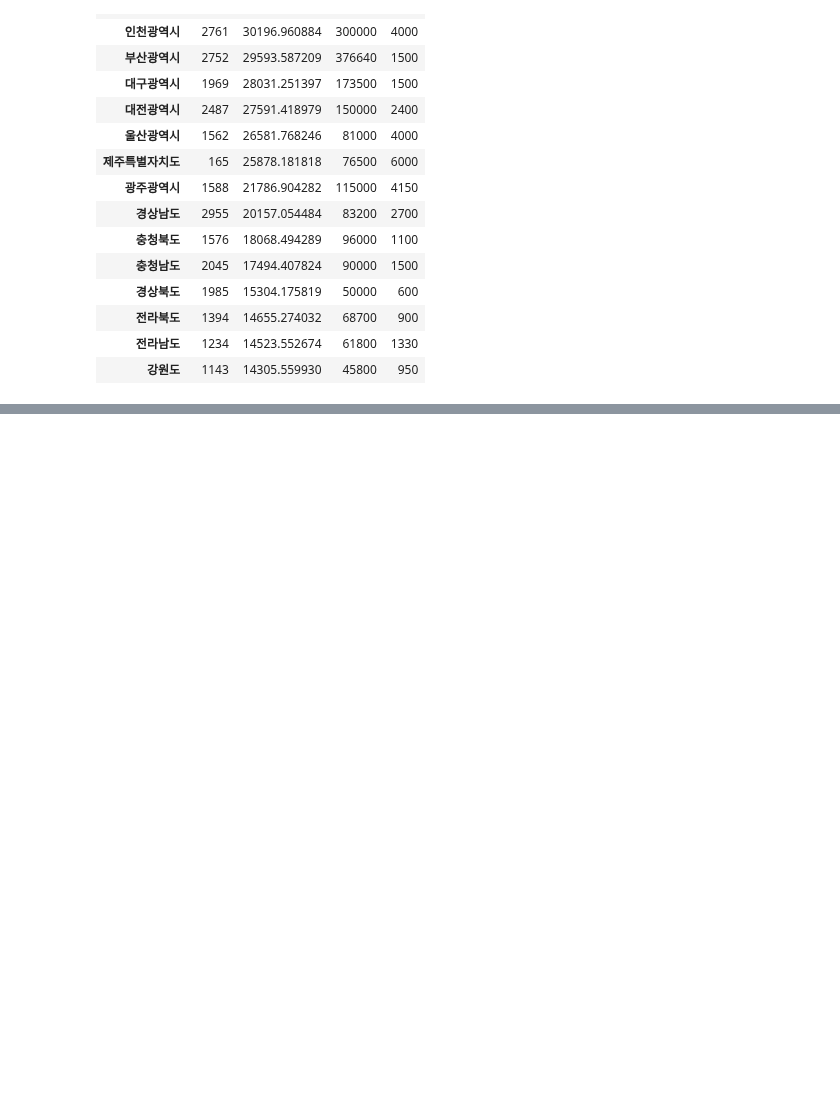
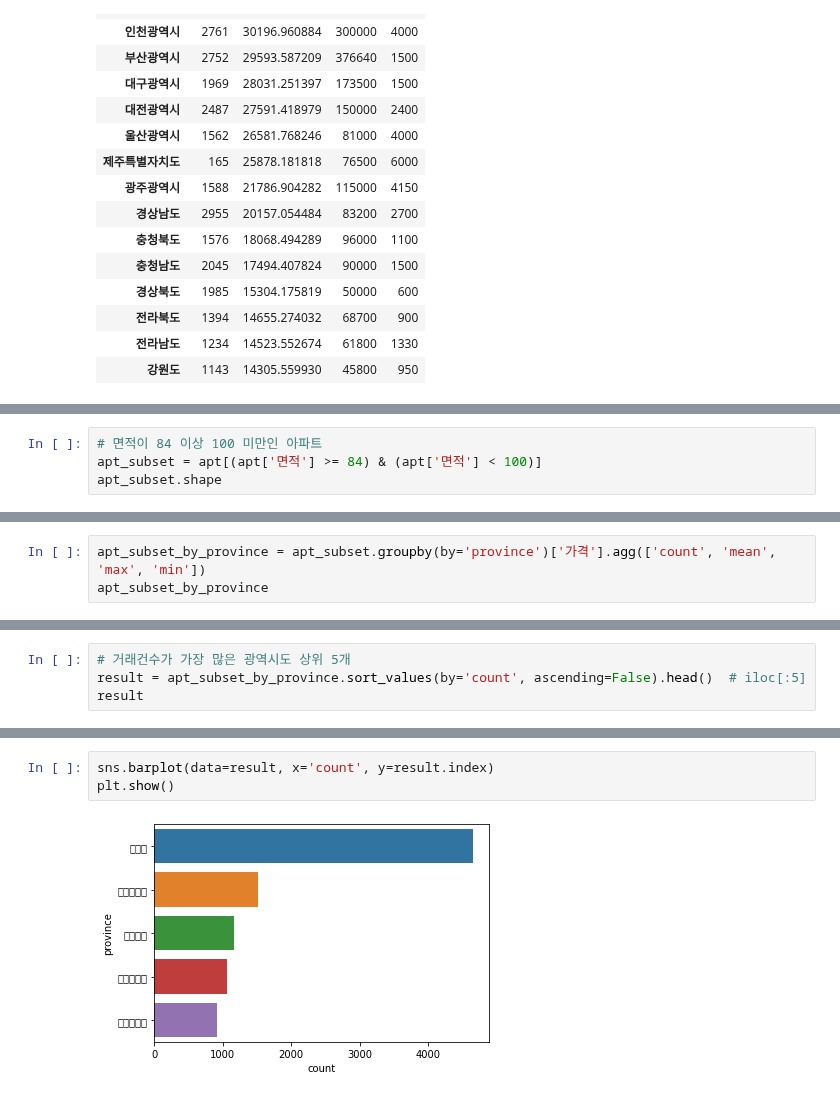
Before and after one commit to JakeOh/202011_itw_bd21, a Jupyter notebook: lab_da/da17_apt201910.ipynb, the cells around one changed output, grey strips where cells are left out. Drawn from its saved outputs; the diff is of its cells as text; blank space fills up the shorter version.

```diff
--- a/lab_da/da17_apt201910.ipynb
+++ b/lab_da/da17_apt201910.ipynb
@@ -238,0 +260,4 @@ apt_by_province.sort_values(by='mean', ascending=False)
+# %%
+# 면적이 84 이상 100 미만인 아파트
+apt_subset = apt[(apt['면적'] >= 84) & (apt['면적'] < 100)]
+apt_subset.shape
@@ -238,0 +266,3 @@ apt_by_province.sort_values(by='mean', ascending=False)
+# %%
+apt_subset_by_province = apt_subset.groupby(by='province')['가격'].agg(['count', 'mean', 'max', 'min'])
+apt_subset_by_province
@@ -238,0 +289,4 @@ apt_by_province.sort_values(by='mean', ascending=False)
+# %%
+# 거래건수가 가장 많은 광역시도 상위 5개
+result = apt_subset_by_province.sort_values(by='count', ascending=False).head()  # iloc[:5]
+result
@@ -238,0 +301,5 @@ apt_by_province.sort_values(by='mean', ascending=False)
+# %%
+sns.barplot(data=result, x='count', y=result.index)
+plt.show()
+# %% [output]
+[figure, added]
```
Also changed, not shown: parts of 10 cells of this notebook.
